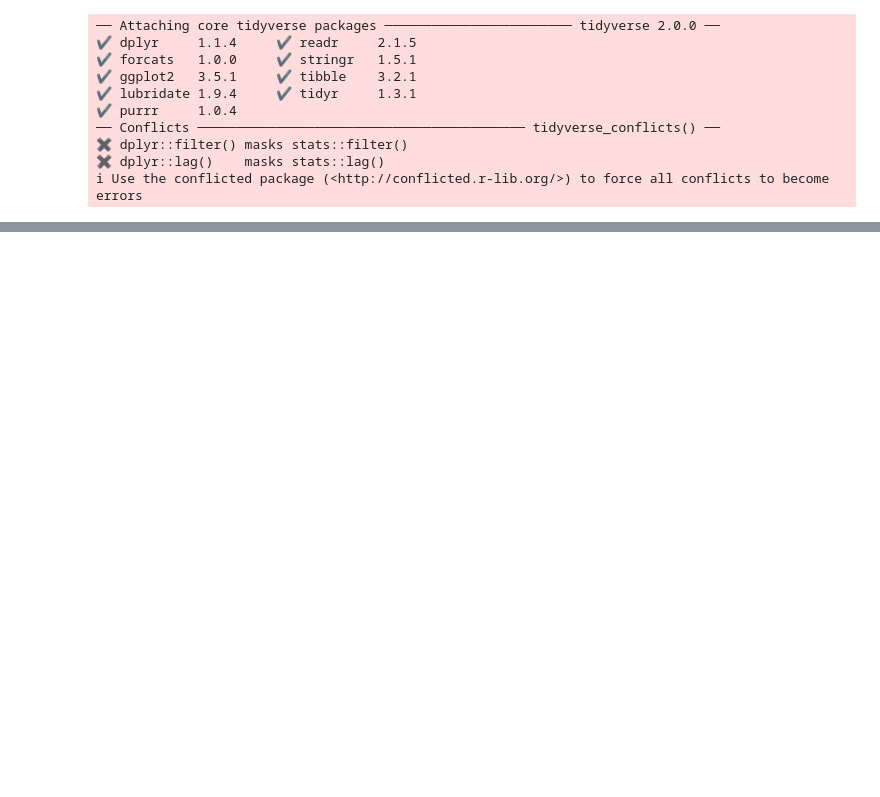
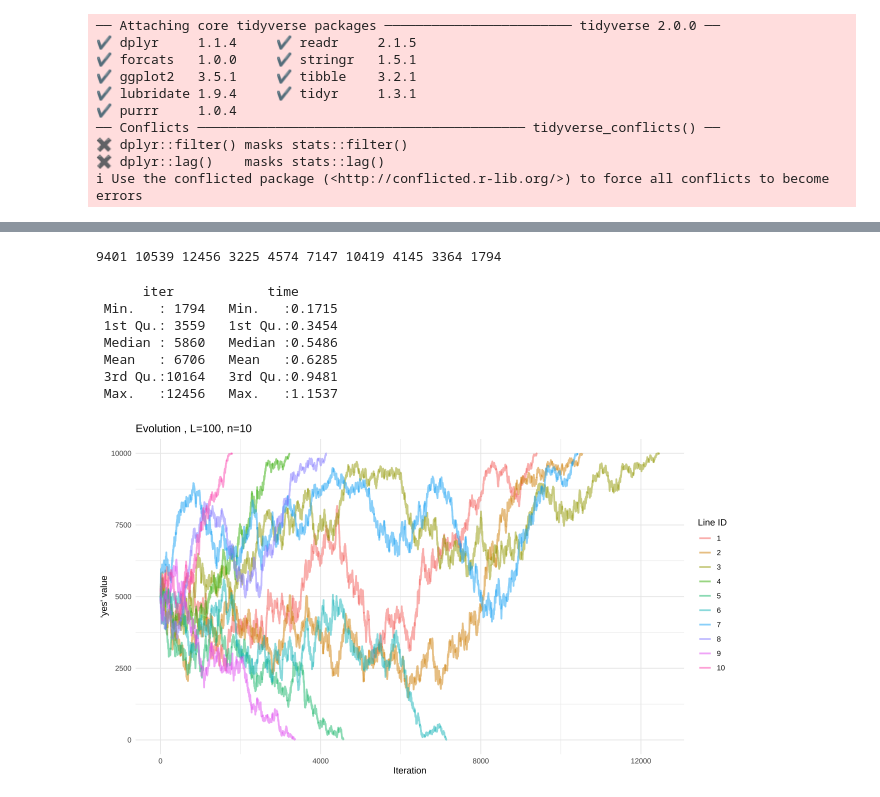
Before and after one commit to stawarzkrzysztof/socjologiaobliczeniowa2025, a Jupyter notebook: zad1/analysis.ipynb, the cells around one changed output, grey strips where cells are left out. Cells and saved outputs as stored; diff of their text form; code cells hidden in the pictures; blank space fills up the shorter version.

```diff
--- a/zad1/analysis.ipynb
+++ b/zad1/analysis.ipynb
@@ -237,0 +293,12 @@ ggplot() +
+# %%
+show_plot_and_stats(zad2)
+# %% [output]
+9401 10539 12456 3225 4574 7147 10419 4145 3364 1794
+      iter            time
+ Min.   : 1794   Min.   :0.1715
+ 1st Qu.: 3559   1st Qu.:0.3454
+ Median : 5860   Median :0.5486
+ Mean   : 6706   Mean   :0.6285
+ 3rd Qu.:10164   3rd Qu.:0.9481
+ Max.   :12456   Max.   :1.1537
+[figure, added]
```
Also changed, not shown: parts of 15 cells of this notebook, 3 other files.
